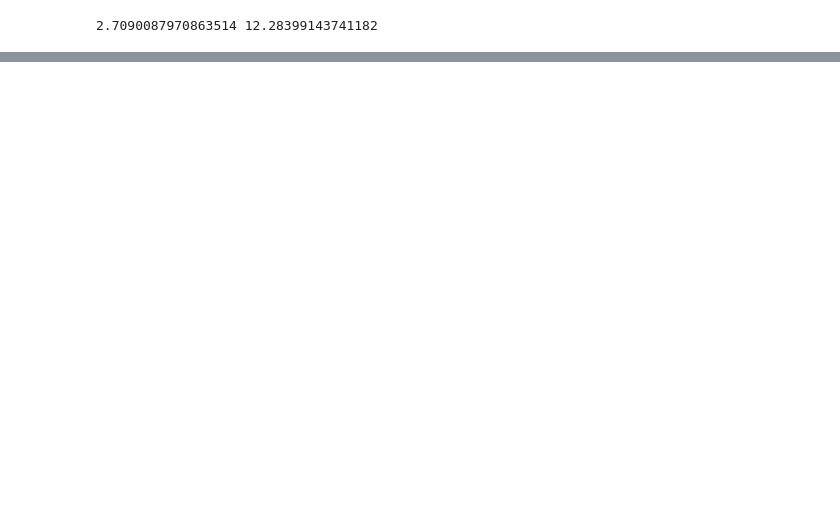
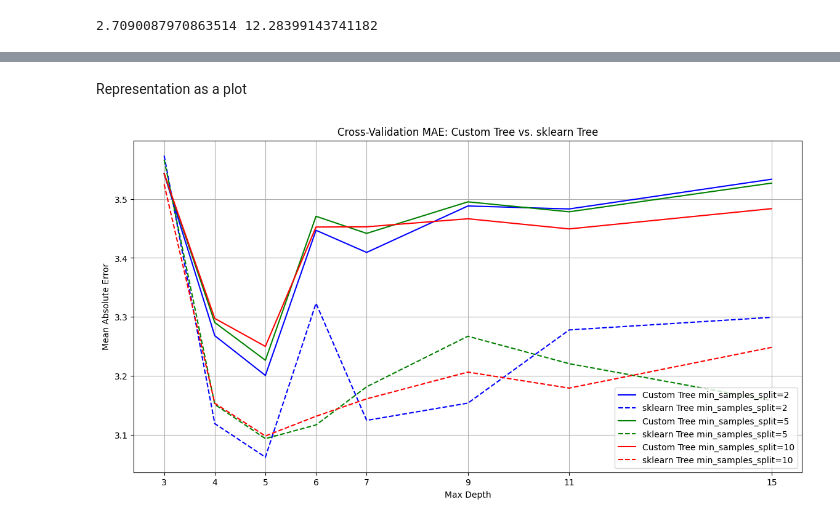
Before and after one commit to anjapijak/ML_assignments, a Jupyter notebook: assignment_4.ipynb, the cells around one changed output, grey strips where cells are left out. Cells and saved outputs as stored; diff of their text form; code cells hidden in the pictures; blank space fills up the shorter version.

```diff
--- a/assignment_4.ipynb
+++ b/assignment_4.ipynb
@@ -428 +199,23 @@ print(tabulate(results, headers="keys", tablefmt="grid"))
 +-------------+---------------------+----------------+----------------------+
+# %% [markdown]
+Representation as a plot
+# %%
+results_df = pd.DataFrame(results)
+
+# Plot the results
+plt.figure(figsize=(14, 7))
+colors = ['b', 'g', 'r', 'c', 'm', 'y', 'k']
+for i, min_samples_split in enumerate(min_samples_split_values):
+    subset = results_df[results_df['min_samples_split'] == min_samples_split]
+    plt.plot(subset['max_depth'], subset['MAE (Custom)'], color=colors[i], linewidth=1.5, label=f'Custom Tree min_samples_split={min_samples_split}')
+    plt.plot(subset['max_depth'], subset['MAE (scikit-learn)'], color=colors[i], linestyle='--', linewidth=1.5, label=f'sklearn Tree min_samples_split={min_samples_split}')
+
+plt.xlabel('Max Depth')
+plt.ylabel('Mean Absolute Error')
+plt.title('Cross-Validation MAE: Custom Tree vs. sklearn Tree')
+plt.legend()
+plt.grid(True)
+plt.xticks([3, 4, 5, 6, 7, 9, 11, 15])
+plt.show()
+# %% [output]
+[figure, added]
```
Also changed, not shown: parts of 12 cells of this notebook.
